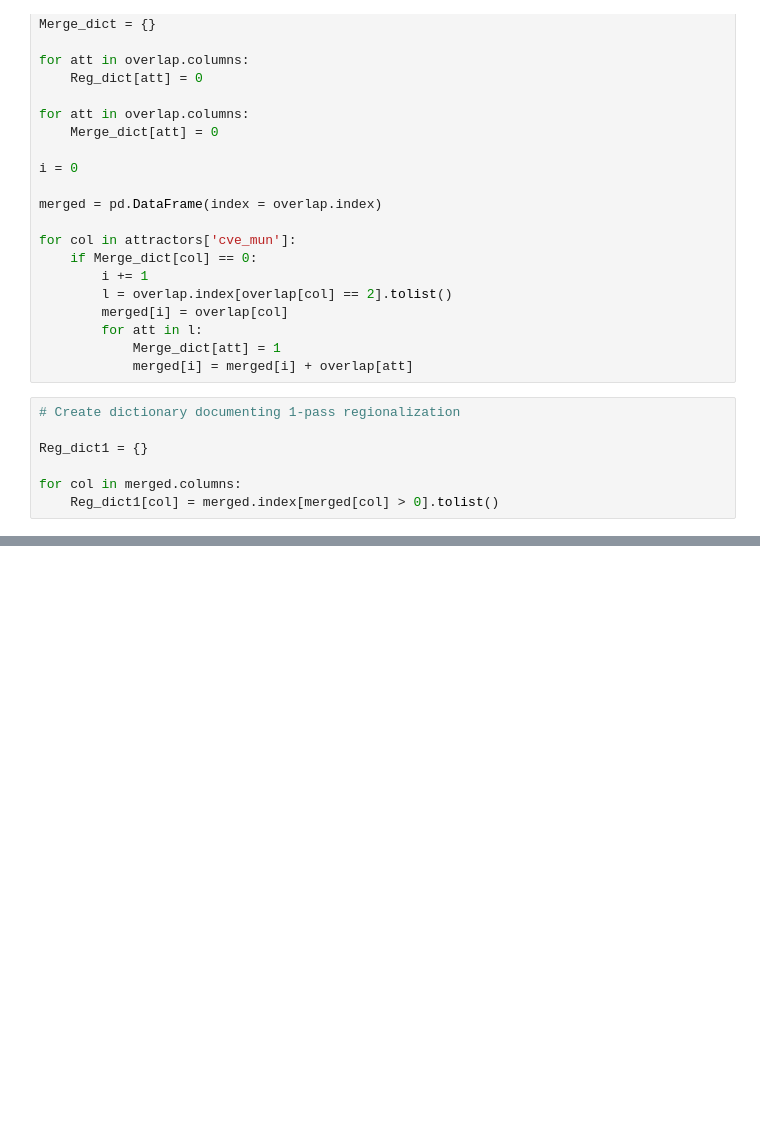
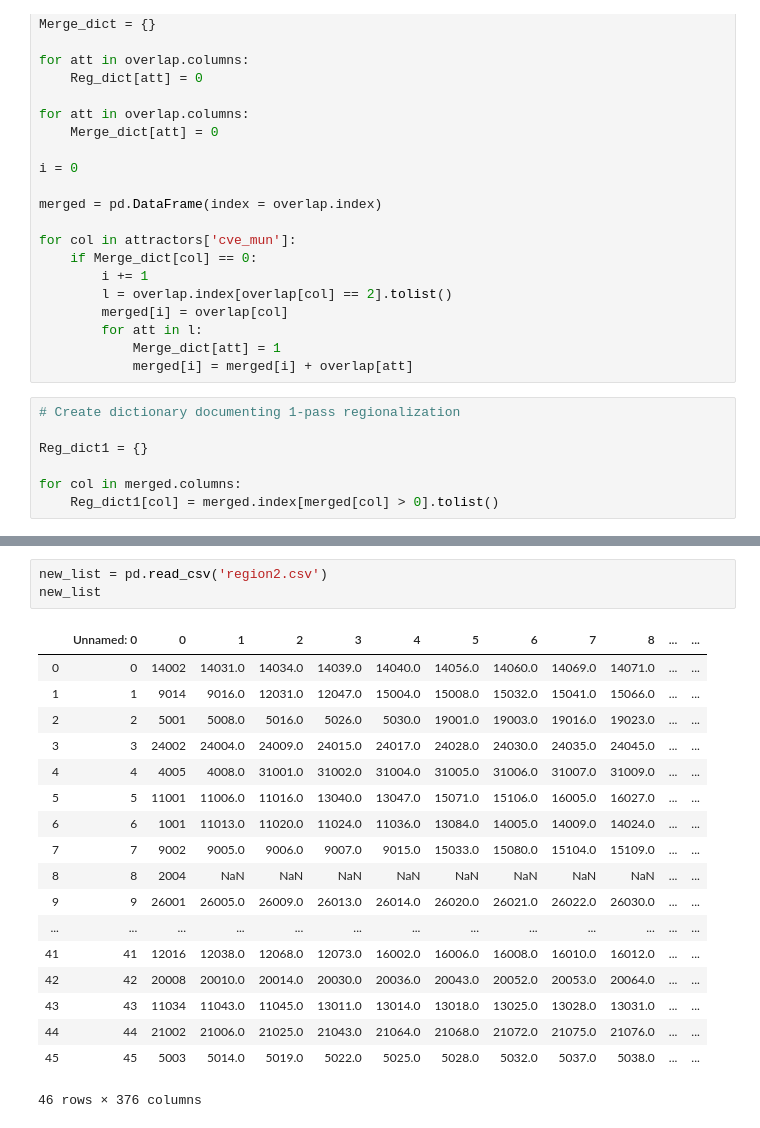
Before and after one commit to JerryAlfred/tradedeal, a Jupyter notebook: Regionalization Phase 1 Merging Attractors And Grouping Municipalities.ipynb, the cells around one changed output, grey strips where cells are left out. Cells and saved outputs as stored; diff of their text form; blank space fills up the shorter version.

```diff
--- a/Regionalization Phase 1 Merging Attractors And Grouping Municipalities.ipynb
+++ b/Regionalization Phase 1 Merging Attractors And Grouping Municipalities.ipynb
@@ -425,0 +662,22 @@ plt.tight_layout();
+# %%
+new_list = pd.read_csv('region2.csv')
+new_list
+# %% [output]
+|  | Unnamed: 0 | 0 | 1 | 2 | 3 | 4 | 5 | 6 | 7 | 8 | ... | ... |
+| 0 | 0 | 14002 | 14031.0 | 14034.0 | 14039.0 | 14040.0 | 14056.0 | 14060.0 | 14069.0 | 14071.0 | ... | ... |
+| 1 | 1 | 9014 | 9016.0 | 12031.0 | 12047.0 | 15004.0 | 15008.0 | 15032.0 | 15041.0 | 15066.0 | ... | ... |
+| 2 | 2 | 5001 | 5008.0 | 5016.0 | 5026.0 | 5030.0 | 19001.0 | 19003.0 | 19016.0 | 19023.0 | ... | ... |
+| 3 | 3 | 24002 | 24004.0 | 24009.0 | 24015.0 | 24017.0 | 24028.0 | 24030.0 | 24035.0 | 24045.0 | ... | ... |
+| 4 | 4 | 4005 | 4008.0 | 31001.0 | 31002.0 | 31004.0 | 31005.0 | 31006.0 | 31007.0 | 31009.0 | ... | ... |
+| 5 | 5 | 11001 | 11006.0 | 11016.0 | 13040.0 | 13047.0 | 15071.0 | 15106.0 | 16005.0 | 16027.0 | ... | ... |
+| 6 | 6 | 1001 | 11013.0 | 11020.0 | 11024.0 | 11036.0 | 13084.0 | 14005.0 | 14009.0 | 14024.0 | ... | ... |
+| 7 | 7 | 9002 | 9005.0 | 9006.0 | 9007.0 | 9015.0 | 15033.0 | 15080.0 | 15104.0 | 15109.0 | ... | ... |
+| 8 | 8 | 2004 | NaN | NaN | NaN | NaN | NaN | NaN | NaN | NaN | ... | ... |
+| 9 | 9 | 26001 | 26005.0 | 26009.0 | 26013.0 | 26014.0 | 26020.0 | 26021.0 | 26022.0 | 26030.0 | ... | ... |
+| ... | ... | ... | ... | ... | ... | ... | ... | ... | ... | ... | ... | ... |
+| 41 | 41 | 12016 | 12038.0 | 12068.0 | 12073.0 | 16002.0 | 16006.0 | 16008.0 | 16010.0 | 16012.0 | ... | ... |
+| 42 | 42 | 20008 | 20010.0 | 20014.0 | 20030.0 | 20036.0 | 20043.0 | 20052.0 | 20053.0 | 20064.0 | ... | ... |
+| 43 | 43 | 11034 | 11043.0 | 11045.0 | 13011.0 | 13014.0 | 13018.0 | 13025.0 | 13028.0 | 13031.0 | ... | ... |
+| 44 | 44 | 21002 | 21006.0 | 21025.0 | 21043.0 | 21064.0 | 21068.0 | 21072.0 | 21075.0 | 21076.0 | ... | ... |
+| 45 | 45 | 5003 | 5014.0 | 5019.0 | 5022.0 | 5025.0 | 5028.0 | 5032.0 | 5037.0 | 5038.0 | ... | ... |
+46 rows × 376 columns
```
Also changed, not shown: parts of 20 cells of this notebook, 6 other files.
